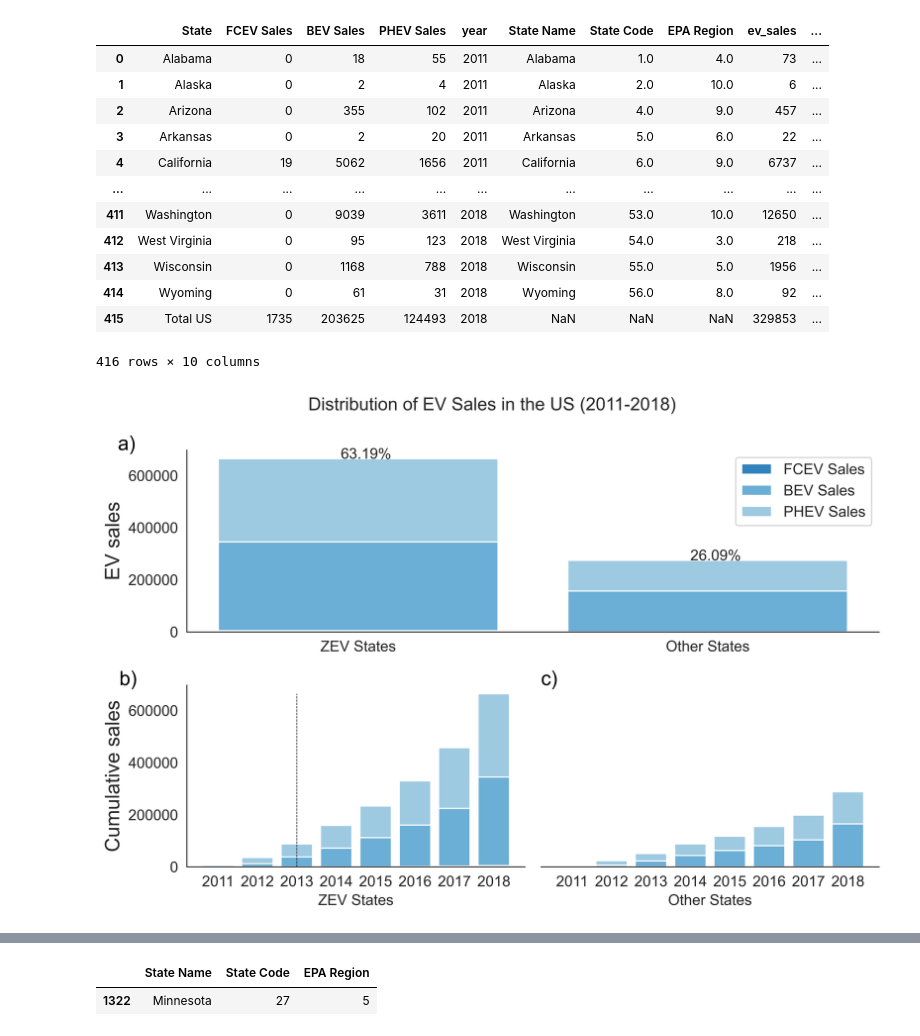
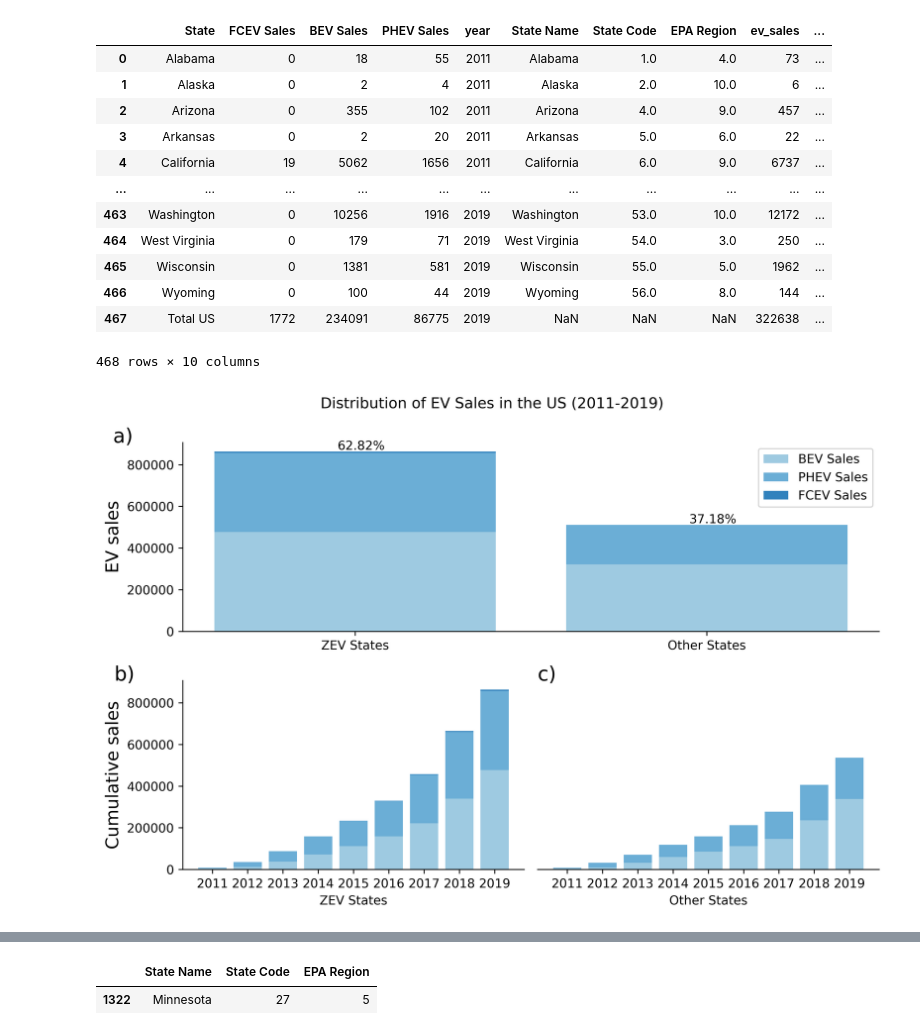
Before and after one commit to newtein/health_outcomes, a Jupyter notebook: ev_sales_evadoption_evadoption_data_plot.ipynb, the cells around one changed output, grey strips where cells are left out. Saved outputs shown, nothing was run; the diff lists cells and outputs as text; code cells hidden in the pictures.

```diff
--- a/ev_sales_evadoption_evadoption_data_plot.ipynb
+++ b/ev_sales_evadoption_evadoption_data_plot.ipynb
@@ -10,7 +10,7 @@ fname = "data/ev_sales/BEV-PHEV-HEV-FCEV Sales By State for 2011-2021-EVAdoption
 sample_df = pd.read_excel(fname, sheet_name = '2013')
 # %%
 start_year = 2011
-end_year = 2019
+end_year = 2020
 read_cols = ["State", "FCEV Sales", "BEV Sales", "PHEV Sales"]
 df = pd.DataFrame(columns=read_cols)
 for year in range(start_year, end_year):
@@ -92,12 +92,12 @@ mdf
 | 3 | Arkansas | 0 | 2 | 20 | 2011 | Arkansas | 5.0 | 6.0 | 22 | ... |
 | 4 | California | 19 | 5062 | 1656 | 2011 | California | 6.0 | 9.0 | 6737 | ... |
 | ... | ... | ... | ... | ... | ... | ... | ... | ... | ... | ... |
-| 411 | Washington | 0 | 9039 | 3611 | 2018 | Washington | 53.0 | 10.0 | 12650 | ... |
-| 412 | West Virginia | 0 | 95 | 123 | 2018 | West Virginia | 54.0 | 3.0 | 218 | ... |
-| 413 | Wisconsin | 0 | 1168 | 788 | 2018 | Wisconsin | 55.0 | 5.0 | 1956 | ... |
-| 414 | Wyoming | 0 | 61 | 31 | 2018 | Wyoming | 56.0 | 8.0 | 92 | ... |
-| 415 | Total US | 1735 | 203625 | 124493 | 2018 | NaN | NaN | NaN | 329853 | ... |
+| 463 | Washington | 0 | 10256 | 1916 | 2019 | Washington | 53.0 | 10.0 | 12172 | ... |
+| 464 | West Virginia | 0 | 179 | 71 | 2019 | West Virginia | 54.0 | 3.0 | 250 | ... |
+| 465 | Wisconsin | 0 | 1381 | 581 | 2019 | Wisconsin | 55.0 | 5.0 | 1962 | ... |
+| 466 | Wyoming | 0 | 100 | 44 | 2019 | Wyoming | 56.0 | 8.0 | 144 | ... |
+| 467 | Total US | 1772 | 234091 | 86775 | 2019 | NaN | NaN | NaN | 322638 | ... |
-416 rows × 10 columns
+468 rows × 10 columns
 # %%
 mdf = mdf[~mdf['State Code'].isin(EXCLUDE_STATES)]
 mdf_carb = mdf[mdf['State Code'].isin(ZEV_STATES)]
@@ -109,7 +109,7 @@ plot_df_noncarb = mdf_noncarb.groupby(['year'])[["FCEV Sales", "BEV Sales", "PHE
 # %%
 plt.rcParams.update({'font.size': 12})
 
-sns.set_style('white')
+sns.reset_defaults()
 cmap = plt.get_cmap('tab20c')
 
 plt.figure(figsize=(9, 6), dpi=600)
@@ -129,14 +129,16 @@ phev_sales = [tmdf_carb['PHEV Sales'].sum(), tmdf_noncarb['PHEV Sales'].sum()]
 y1 = fcev_sales[0] + bev_sales[0] + phev_sales[0]
 y2 = fcev_sales[1] + bev_sales[1] + phev_sales[1]
 
-ax.text(-0.05, y1, "{:.2f}%".format(tmdf_carb['us_percent'].sum()))
-ax.text(0.95, y2, "{:.2f}%".format(tmdf_noncarb['us_percent'].sum()))
+ax.text(-0.05, y1+8e3, "{:.2f}%".format(tmdf_carb['us_percent'].sum()))
+ax.text(0.95, y2+8e3, "{:.2f}%".format(tmdf_noncarb['us_percent'].sum()))
 
-plt.bar(label, fcev_sales, label = 'FCEV Sales', color = cmap(0))
-plt.bar(label, bev_sales, bottom = fcev_sales, label = 'BEV Sales', color = cmap(1))
-plt.bar(label, phev_sales, bottom = [i+j for i, j in zip(fcev_sales, bev_sales)], label='PHEV Sales', color = cmap(2))
+plt.bar(label, bev_sales,  label = 'BEV Sales', color = cmap(2))
+plt.bar(label, phev_sales, bottom = bev_sales, label='PHEV Sales', color = cmap(1))
+plt.bar(label, fcev_sales, bottom = [i+j for i, j in zip(phev_sales, bev_sales)],label = 'FCEV Sales', color = cmap(0))
+
+
 plt.legend(loc='upper right')
-plt.ylabel("EV sales", size=16)
+plt.ylabel("EV sales", size=14)
 sns.despine()
 
 ######
@@ -151,50 +153,51 @@ phev_sales = np.cumsum(plot_df_carb['PHEV Sales'].tolist())
 
 maxy = max(np.cumsum(plot_df_carb['ev_sales']))
 
-plt.bar(label, fcev_sales, color = cmap(0), label = 'FCEV Sales')
-plt.bar(label, bev_sales, bottom = fcev_sales, color = cmap(1), label = 'BEV Sales')
-plt.bar(label, phev_sales, bottom = [i+j for i, j in zip(fcev_sales, bev_sales)], color = cmap(2), label = 'PHEV Sales')
+plt.bar(label, bev_sales,  color = cmap(2), label = 'BEV Sales')
+plt.bar(label, phev_sales, bottom = bev_sales, color = cmap(1), label = 'PHEV Sales')
+plt.bar(label, fcev_sales, bottom = [i+j for i, j in zip(phev_sales, bev_sales)], color = cmap(0), label = 'FCEV Sales')
 
 # plt.legend(loc='upper left')
-plt.vlines(label.index('2013'), 0, maxy, linestyles='dashed', linewidth=0.5, color='k')
+# plt.vlines(label.index('2013'), 0, maxy, linestyles='dashed', linewidth=0.5, color='k')
 # plt.vlines(label.index('2018'), 0, maxy, linestyles='dashed', linewidth=0.5, color='k')
 # plt.vlines(label.index('2019'), 0, maxy, linestyles='dashed', linewidth=0.5, color='k')
 plt.xlabel('ZEV States')
-plt.ylabel("Cumulative sales", size=16)
+plt.ylabel("Cumulative sales", size=14)
 sns.despine()
 
 #########
 ax = plt.subplot(gs[1, 1])
 ax.text(0, 1, "c)", transform=ax.transAxes, size=16, color='black')
 ax.ticklabel_format(style='plain')
 
 label = plot_df_carb['year'].tolist()
 fcev_sales = np.cumsum(plot_df_noncarb['FCEV Sales'].tolist())
 bev_sales = np.cumsum(plot_df_noncarb['BEV Sales'].tolist())
 phev_sales = np.cumsum(plot_df_noncarb['PHEV Sales'].tolist())
 
 # maxy = max(np.cumsum(plot_df_noncarb['ev_sales']))
 
-plt.bar(label, fcev_sales, color = cmap(0), label = 'FCEV Sales')
-plt.bar(label, bev_sales, bottom = fcev_sales, color = cmap(1), label = 'BEV Sales')
-plt.bar(label, phev_sales, bottom = [i+j for i, j in zip(fcev_sales, bev_sales)], color = cmap(2), label = 'PHEV Sales')
+plt.bar(label, bev_sales,  color = cmap(2), label = 'BEV Sales')
+plt.bar(label, phev_sales, bottom = bev_sales, color = cmap(1), label = 'PHEV Sales')
+plt.bar(label, fcev_sales, bottom = [i+j for i, j in zip(phev_sales, bev_sales)],color = cmap(0), label = 'FCEV Sales')
+
 
 ax.get_yaxis().set_visible(False)
 ax.get_yaxis().set_ticks([])
 # plt.legend(loc='upper left')
 # plt.ylabel("Electric vehicle sales", size=16)
 sns.despine()
 ax.spines['left'].set_visible(False)
 plt.xlabel('Other States')
 
 plt.ylim(0, maxy)
-plt.suptitle("Distribution of EV Sales in the US (2011-2018)")
+plt.suptitle("Distribution of EV Sales in the US (2011-2019)")
 plt.tight_layout()
 
 plt.savefig("{}/{}_{}_{}.png".format(OUTPUT_IMAGE, "zev_sales", start_year, end_year), bbox_inches='tight')
 plt.show()
 # %% [output]
-[figure, old version]
+[figure, new version]
 # %%
 plt.rcParams.update({'font.size': 16})
 
```
Also changed, not shown: parts of 6 cells of this notebook, 21 other files.
